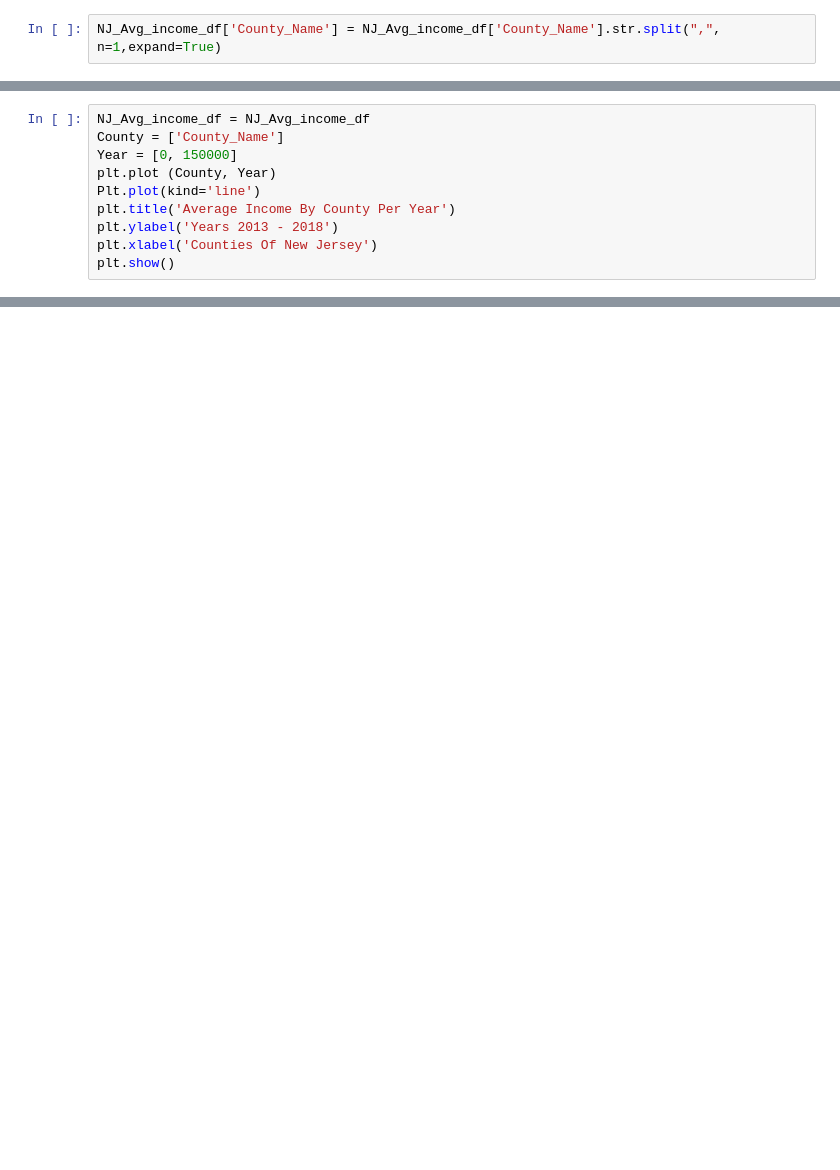
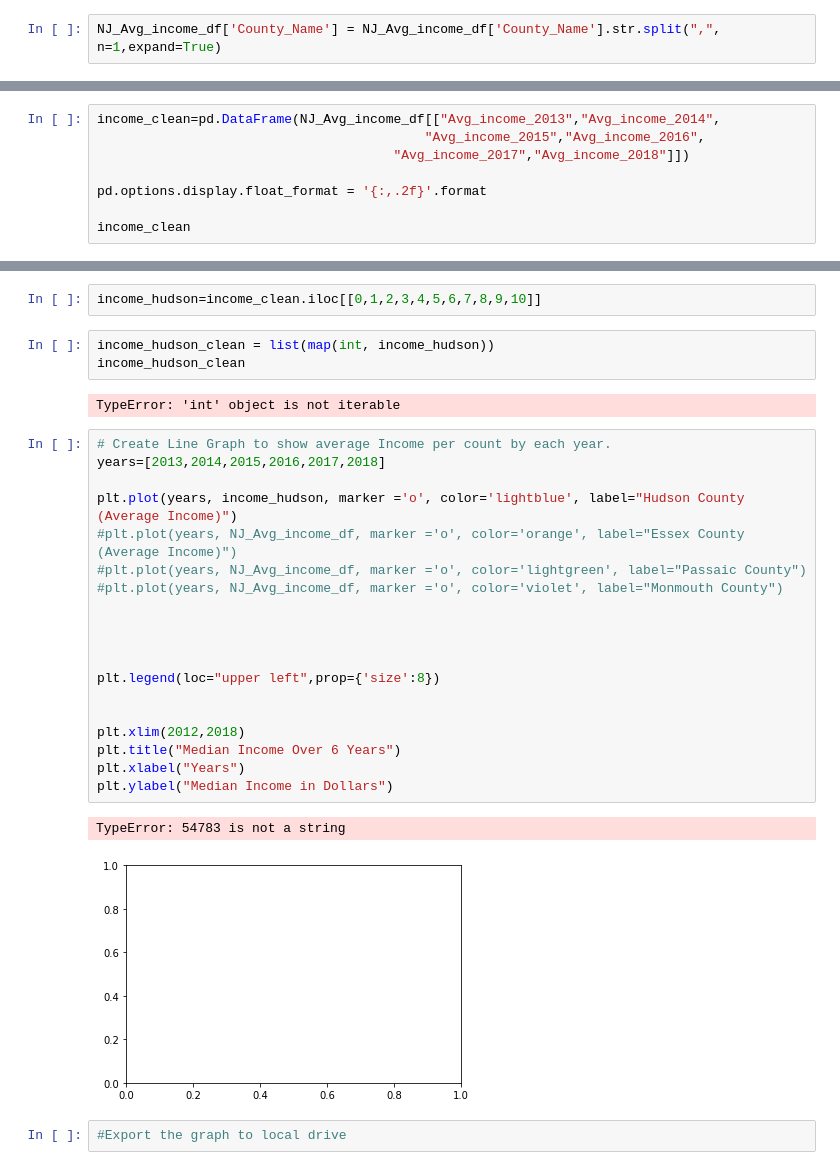
Before and after one commit to IsabellaAguilera/JDI-MIND-TRICKS, a Jupyter notebook: Average_income.ipynb, the cells around one changed output, grey strips where cells are left out. Cells and saved outputs as stored; diff of their text form; blank space fills up the shorter version.

```diff
--- a/Average_income.ipynb
+++ b/Average_income.ipynb
@@ -42,10 +132,8 @@ NJ_Avg_income_df.columns
-# %%
-NJ_Avg_income_df = NJ_Avg_income_df
-County = ['County_Name']
-Year = [0, 150000]
-plt.plot (County, Year)
-Plt.plot(kind='line')
-plt.title('Average Income By County Per Year')
-plt.ylabel('Years 2013 - 2018')
-plt.xlabel('Counties Of New Jersey')
-plt.show()
+# %%
+income_clean=pd.DataFrame(NJ_Avg_income_df[["Avg_income_2013","Avg_income_2014",
+                                          "Avg_income_2015","Avg_income_2016",
+                                      "Avg_income_2017","Avg_income_2018"]])
+
+pd.options.display.float_format = '{:,.2f}'.format
+
+income_clean
@@ -51,0 +158,31 @@ plt.show()
+# %%
+income_hudson=income_clean.iloc[[0,1,2,3,4,5,6,7,8,9,10]]
+# %%
+income_hudson_clean = list(map(int, income_hudson))
+income_hudson_clean
+# %% [output]
+TypeError: 'int' object is not iterable
+# %%
+# Create Line Graph to show average Income per count by each year.
+years=[2013,2014,2015,2016,2017,2018]
+
+plt.plot(years, income_hudson, marker ='o', color='lightblue', label="Hudson County (Average Income)")
+#plt.plot(years, NJ_Avg_income_df, marker ='o', color='orange', label="Essex County (Average Income)")
+#plt.plot(years, NJ_Avg_income_df, marker ='o', color='lightgreen', label="Passaic County")
+#plt.plot(years, NJ_Avg_income_df, marker ='o', color='violet', label="Monmouth County")
+
+
+
+
+plt.legend(loc="upper left",prop={'size':8})
+
+
+plt.xlim(2012,2018)
+plt.title("Median Income Over 6 Years")
+plt.xlabel("Years")
+plt.ylabel("Median Income in Dollars")
+# %% [output]
+TypeError: 54783 is not a string
+[figure, added]
+# %%
+#Export the graph to local drive
```
Also changed, not shown: parts of 14 cells of this notebook, 4 other files.
